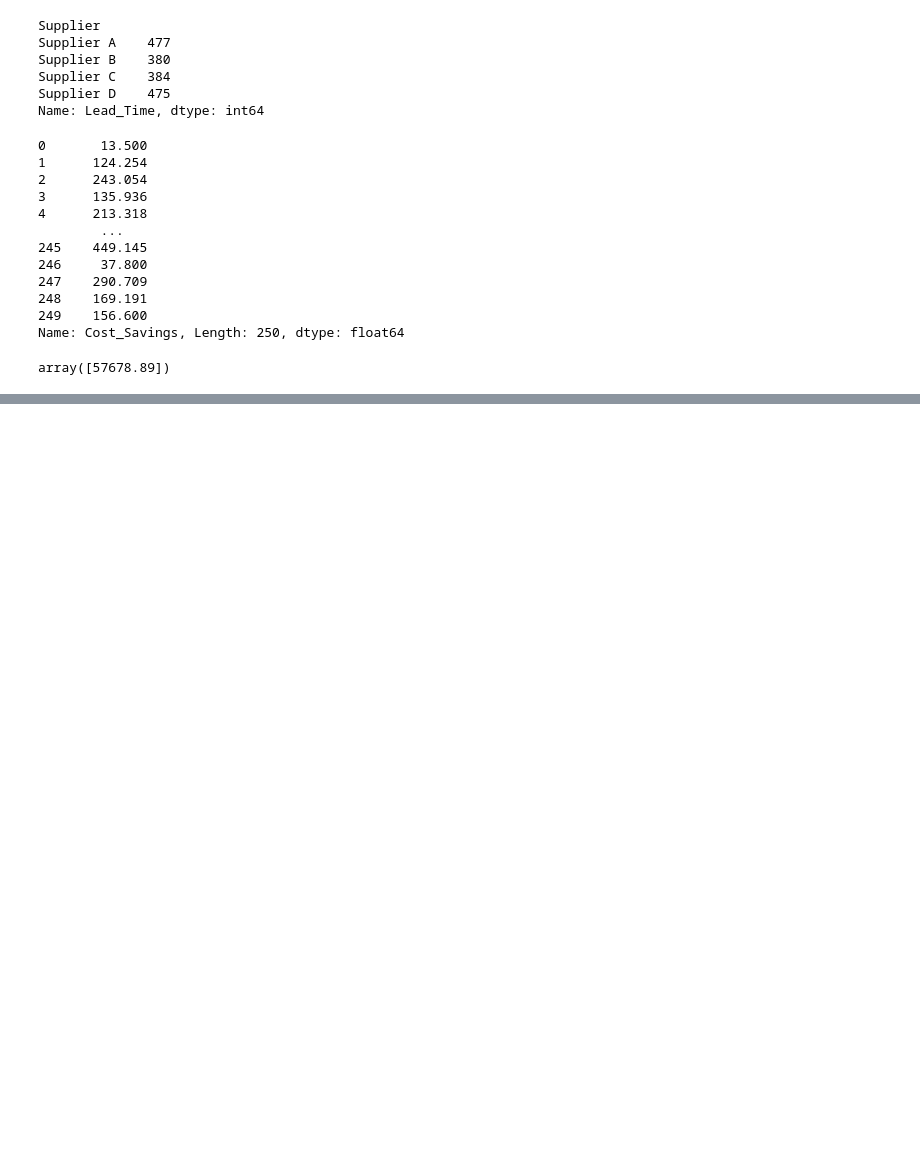
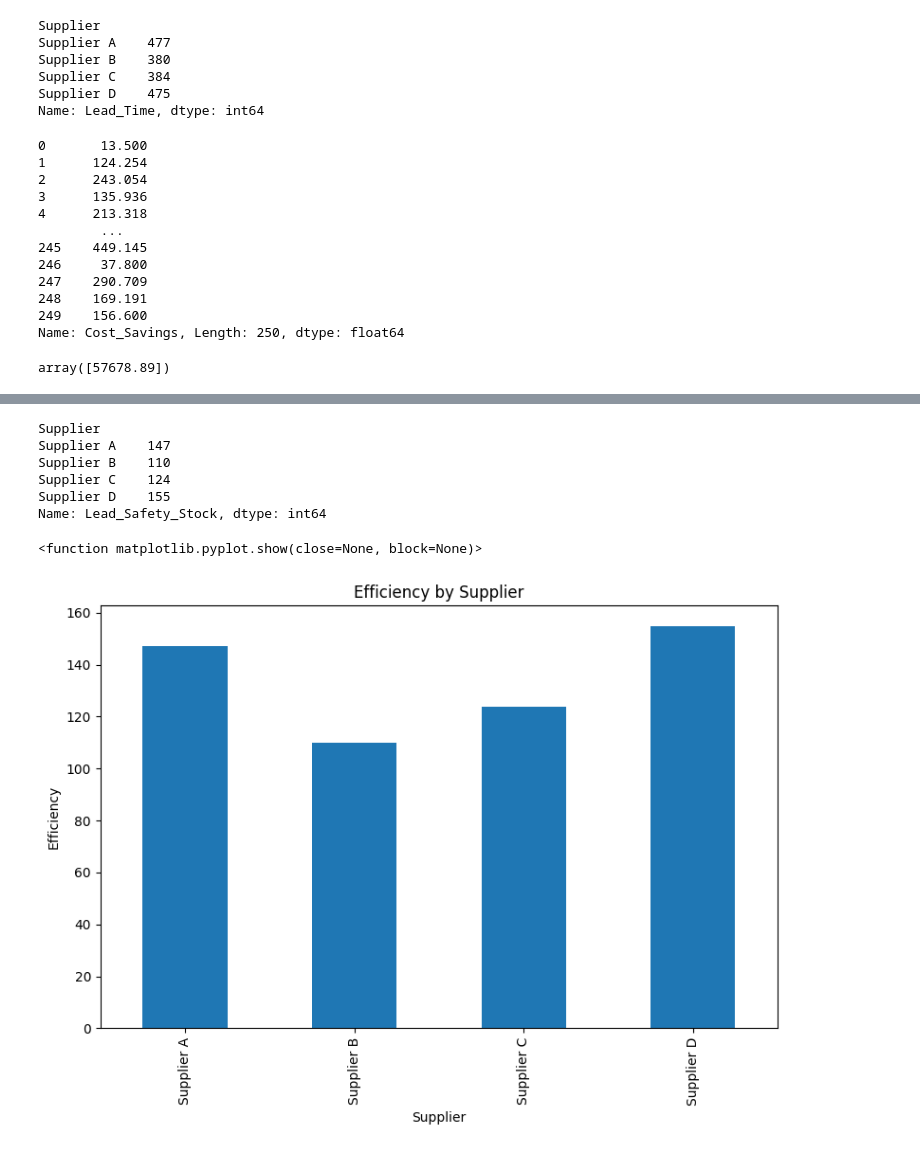
Before and after one commit to npebsjp/Supply-Chain, a Jupyter notebook: supply_chain.ipynb, the cells around one changed output, grey strips where cells are left out. Saved outputs shown, nothing was run; the diff lists cells and outputs as text; code cells hidden in the pictures; blank space fills up the shorter version.

Commit message:
adding efficiency graph

```diff
--- a/supply_chain.ipynb
+++ b/supply_chain.ipynb
@@ -289,0 +300,21 @@ array([57678.89])
+# %%
+data_efficiency_supplier = data.groupby('Supplier')['Lead_Safety_Stock'].sum()
+data_efficiency_supplier
+# %% [output]
+Supplier
+Supplier A    147
+Supplier B    110
+Supplier C    124
+Supplier D    155
+Name: Lead_Safety_Stock, dtype: int64
+# %%
+plt.figure(figsize=(8,6))
+data_efficiency_supplier.plot(kind = 'bar' )
+plt.title('Efficiency by Supplier')
+plt.xlabel('Supplier')
+plt.ylabel('Efficiency')
+plt.tight_layout()
+plt.show
+# %% [output]
+<function matplotlib.pyplot.show(close=None, block=None)>
+[figure, added]
```
Also changed, not shown: parts of 2 cells of this notebook.
